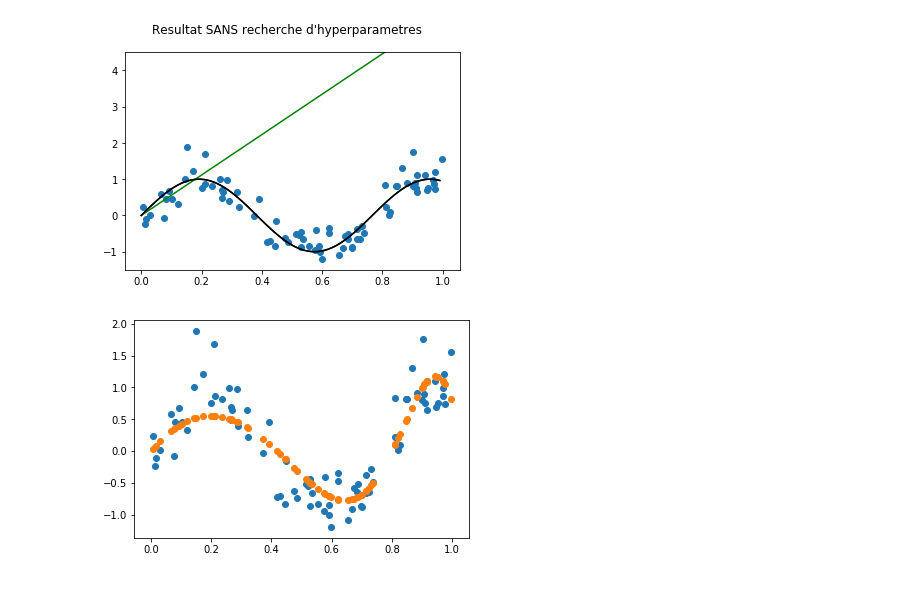
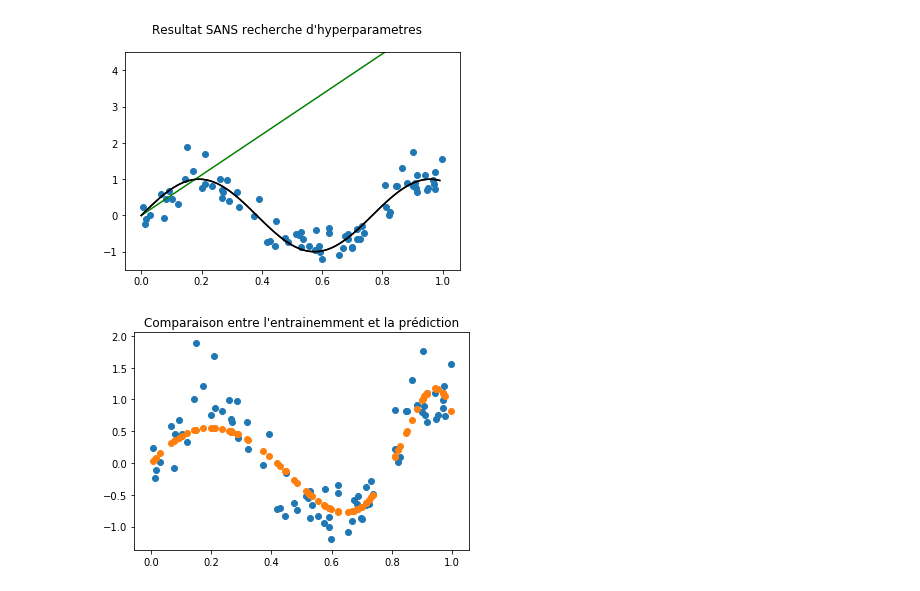
Before and after one commit to rabyj/IFT712, a Jupyter notebook: TP1/prog/solution_regression.ipynb, the cells around one changed output. Drawn from its saved outputs; the diff is of its cells as text; code cells hidden in the pictures.

```diff
--- a/TP1/prog/solution_regression.ipynb
+++ b/TP1/prog/solution_regression.ipynb
@@ -295,8 +277,9 @@ plt.show()
 [figure]
 # %%
 plt.figure()
+plt.title("Comparaison entre l'entrainemment et la prédiction")
 plt.scatter(x=pd.DataFrame(phi_x)[0],y= t_train)
-plt.scatter(x=pd.DataFrame(phi_x)[0], y=prediction(pd.DataFrame(phi_x)))
+plt.scatter(x=pd.DataFrame(phi_x)[0], y=predictions_train)
 plt.show()
 # %% [output]
-[figure, old version]
+[figure, new version]
```
Also changed, not shown: parts of 4 cells of this notebook.
